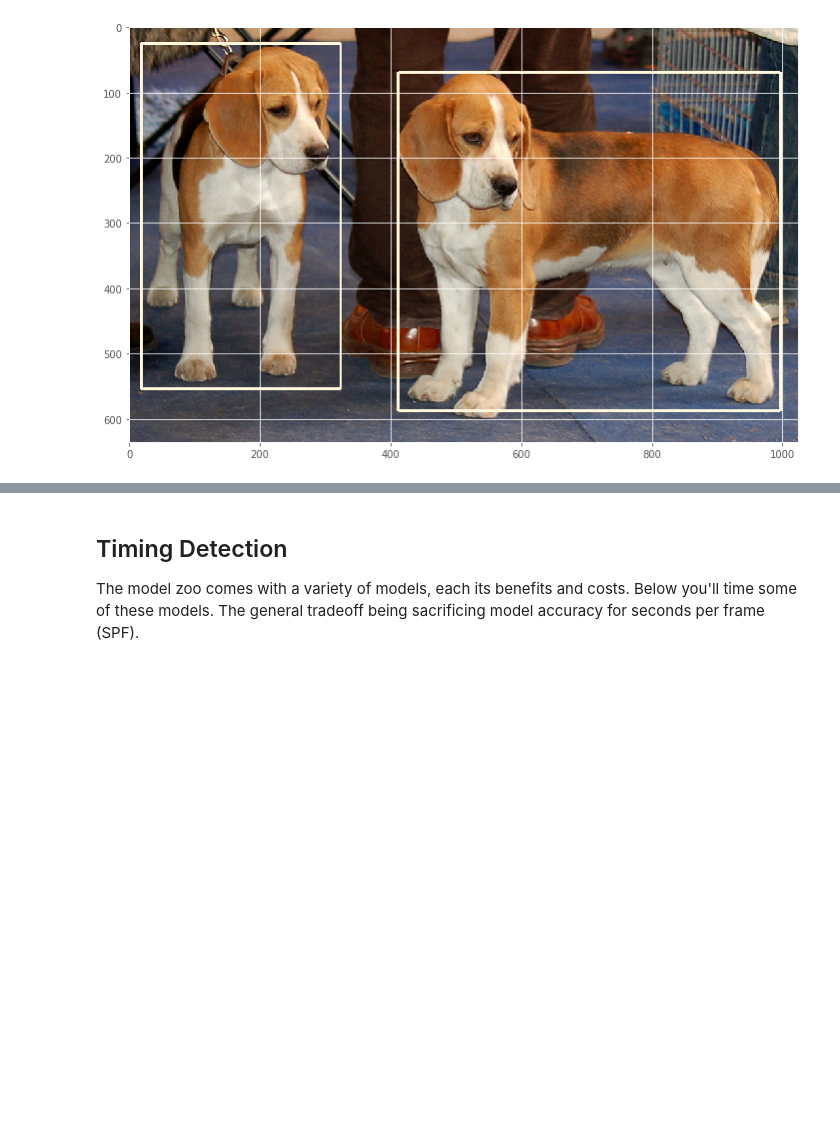
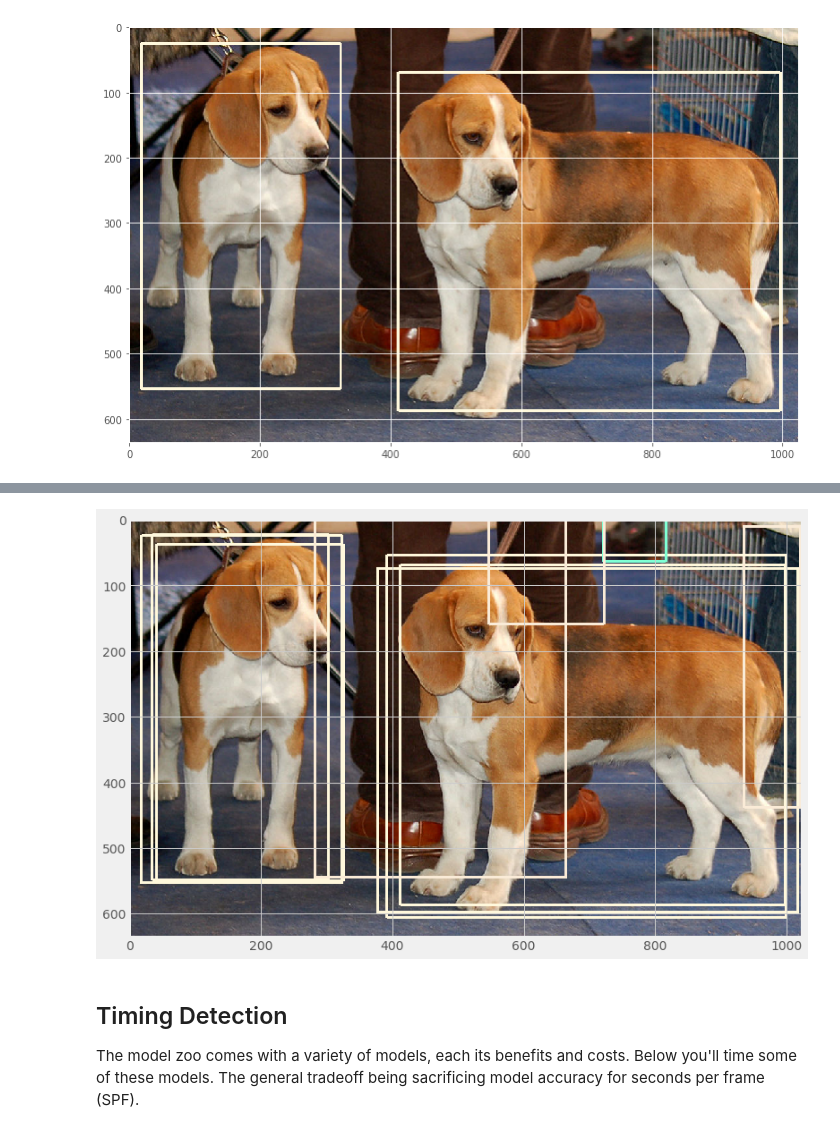
Before and after one commit to byronrwth/Udacity-SelfDrivingCar-Term3, a Jupyter notebook: P2-Semantic-Segmentation/CarND-Object-Detection-Lab-master/CarND-Object-Detection-Lab.ipynb, the cells around one changed output, grey strips where cells are left out. Saved outputs shown, nothing was run; the diff lists cells and outputs as text; code cells hidden in the pictures; blank space fills up the shorter version.

```diff
--- a/P2-Semantic-Segmentation/CarND-Object-Detection-Lab-master/CarND-Object-Detection-Lab.ipynb
+++ b/P2-Semantic-Segmentation/CarND-Object-Detection-Lab-master/CarND-Object-Detection-Lab.ipynb
@@ -420,3 +469,31 @@ with tf.Session(graph=detection_graph) as sess:
+# %%
+with tf.Session(graph=detection_graph3) as sess3:
+    image_tensor, detection_boxes, detection_scores,detection_classes = define_graph(detection_graph3)
+    # Actual detection.
+    (boxes, scores, classes) = sess3.run([detection_boxes, detection_scores, detection_classes],
+                                        feed_dict={image_tensor: image_np})
+
+    # Remove unnecessary dimensions
+    boxes = np.squeeze(boxes)
+    scores = np.squeeze(scores)
+    classes = np.squeeze(classes)
+
+    confidence_cutoff = 0.8
+    # Filter boxes with a confidence score less than `confidence_cutoff`
+    boxes, scores, classes = filter_boxes(confidence_cutoff, boxes, scores, classes)
+
+    # The current box coordinates are normalized to a range between 0 and 1.
+    # This converts the coordinates actual location on the image.
+    width, height = image.size
+    box_coords = to_image_coords(boxes, height, width)
+
+    # Each class with be represented by a differently colored box
+    draw_boxes(image, box_coords, classes)
+
+    plt.figure(figsize=(12, 8))
+    plt.imshow(image)
+# %% [output]
+[figure, added]
 # %% [markdown]
 ## Timing Detection
 
```
Also changed, not shown: parts of 11 cells of this notebook.
